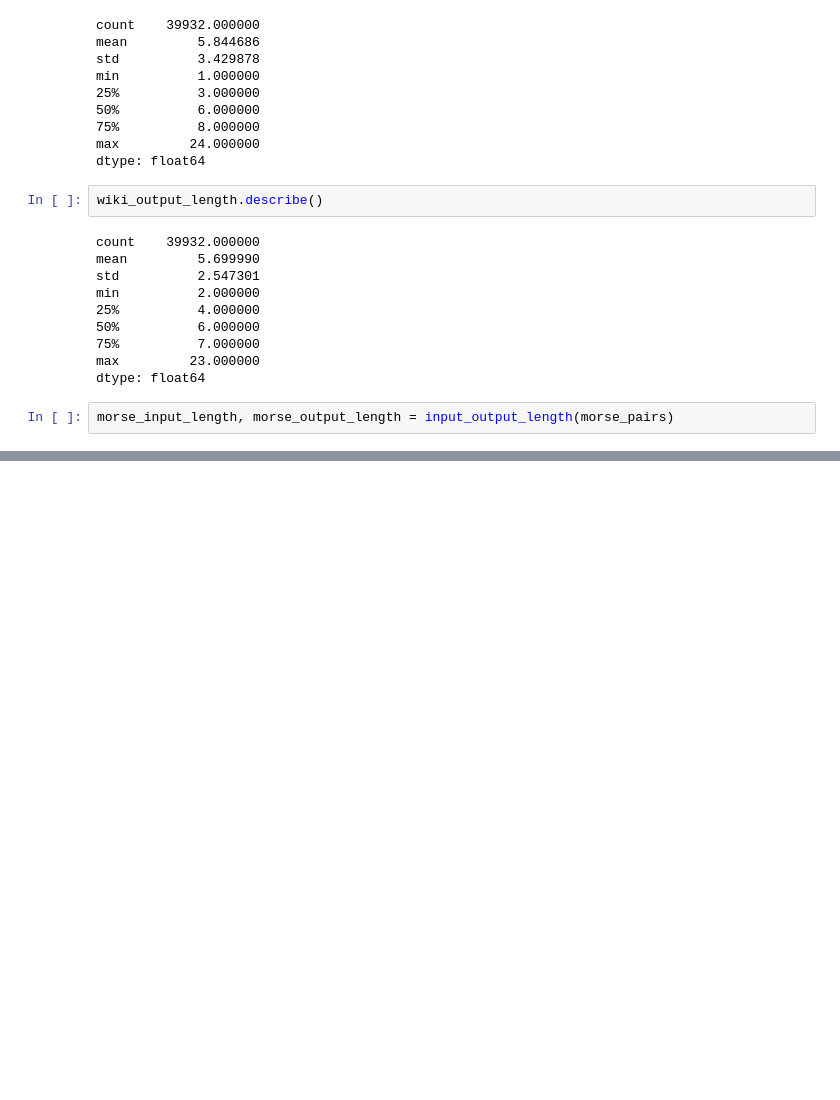
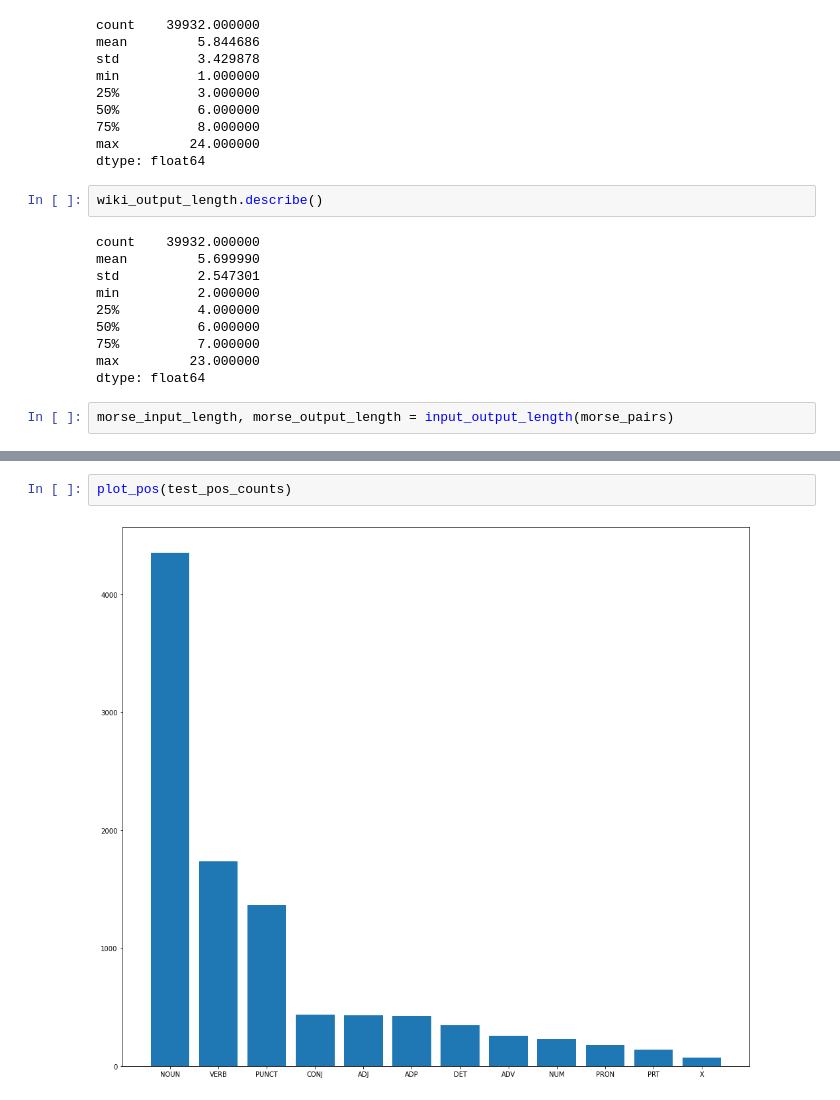
Before and after one commit to karahan-sahin/Char-Level-Morphological-Parsing-with-Transformers, a Jupyter notebook: Scripts/Data Analysis.ipynb, the cells around one changed output, grey strips where cells are left out. Drawn from its saved outputs; the diff is of its cells as text; blank space fills up the shorter version.

```diff
--- a/Scripts/Data Analysis.ipynb
+++ b/Scripts/Data Analysis.ipynb
@@ -437,0 +221,4 @@ AttributeError: module 'keras.api._v2.keras.models' has no attribute 'load'
+# %%
+plot_pos(test_pos_counts)
+# %% [output]
+[figure, added]
```
Also changed, not shown: parts of 45 cells of this notebook, 22 other files.
